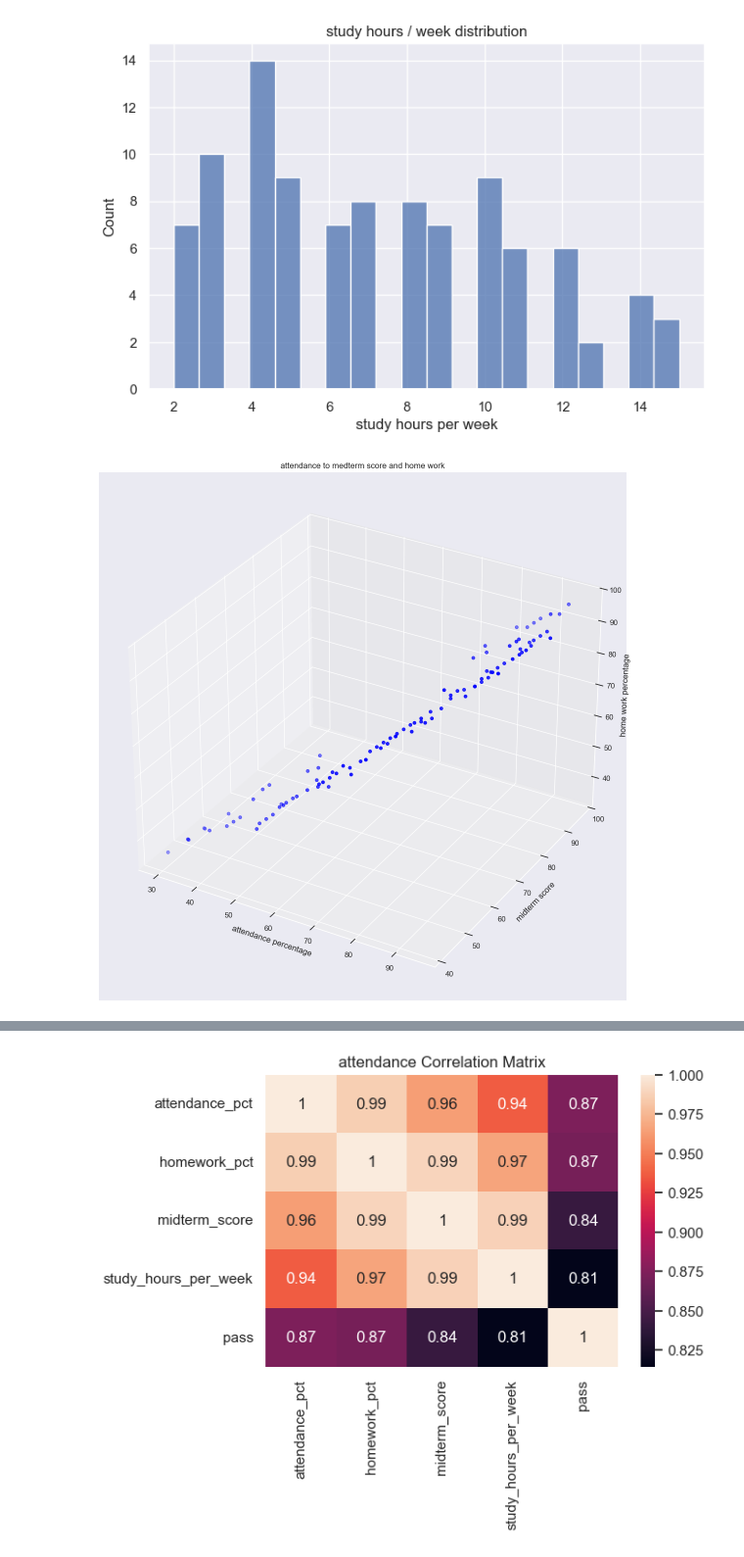
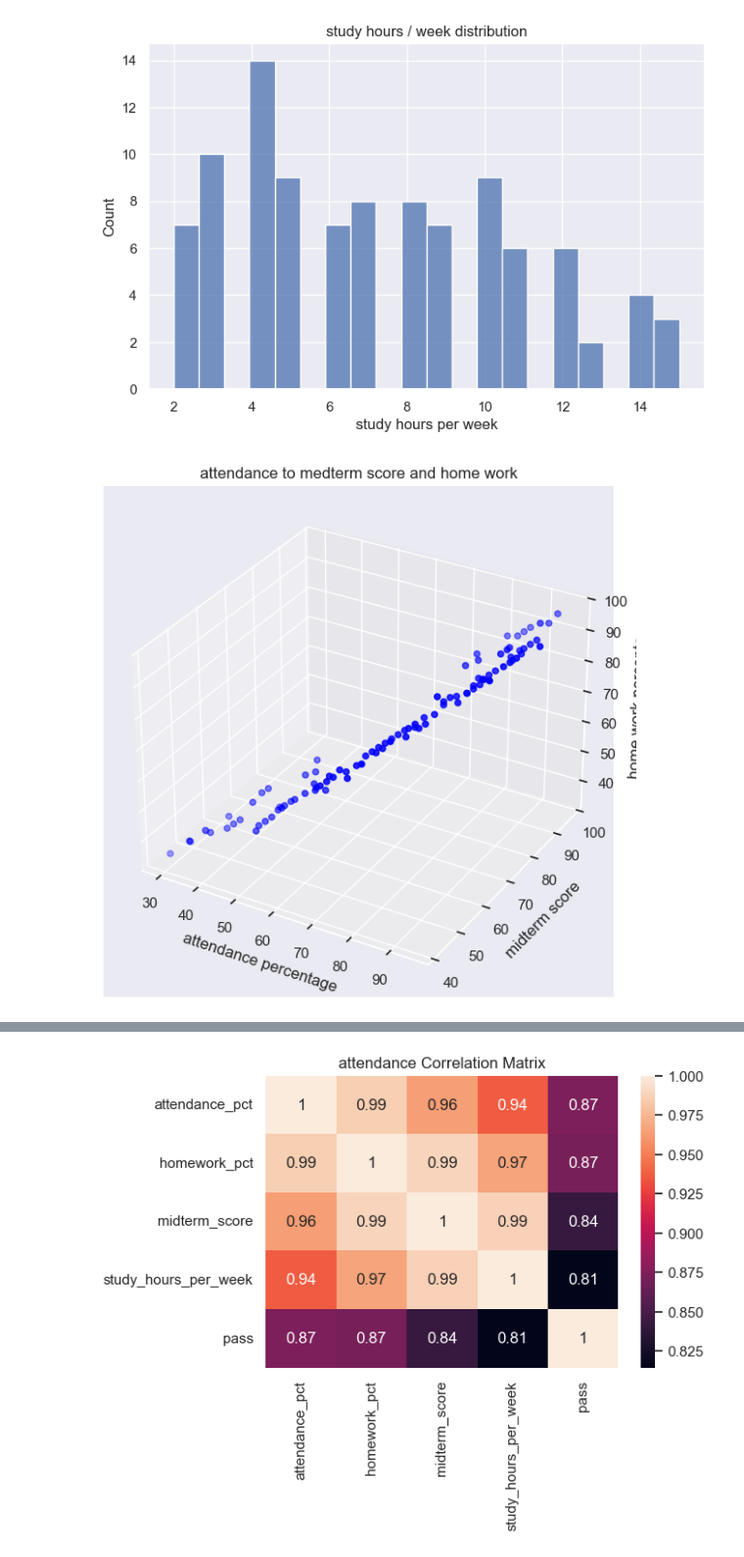
Before and after one commit to ASD-AlG/MACHINE-LEARNING-LAB, a Jupyter notebook: display.ipynb, the cells around one changed output, grey strips where cells are left out. Shown at 98% size. Saved outputs shown, nothing was run; the diff lists cells and outputs as text; code cells hidden in the pictures.

```diff
--- a/display.ipynb
+++ b/display.ipynb
@@ -124,18 +124,18 @@ mplt.show()
 # %% [output]
 [figure]
 # %%
-fig =mplt.figure(figsize=(16,14))
+fig =mplt.figure(figsize=(8,7))
 ax = fig.add_subplot(111, projection='3d')
 x=df.attendance_pct
 y=df.midterm_score
 z=df.homework_pct
 ax.scatter3D(x, y, z, color='blue', marker='o')
 mplt.xlabel("attendance percentage")
 mplt.ylabel("midterm score")
 ax.set_zlabel("home work percentage")
 mplt.title("attendance to medterm score and home work")
 
 mplt.show()
 # %% [output]
-[figure, old version]
+[figure, new version]
 # %%
```
Also changed, not shown: parts of 1 cell of this notebook.
